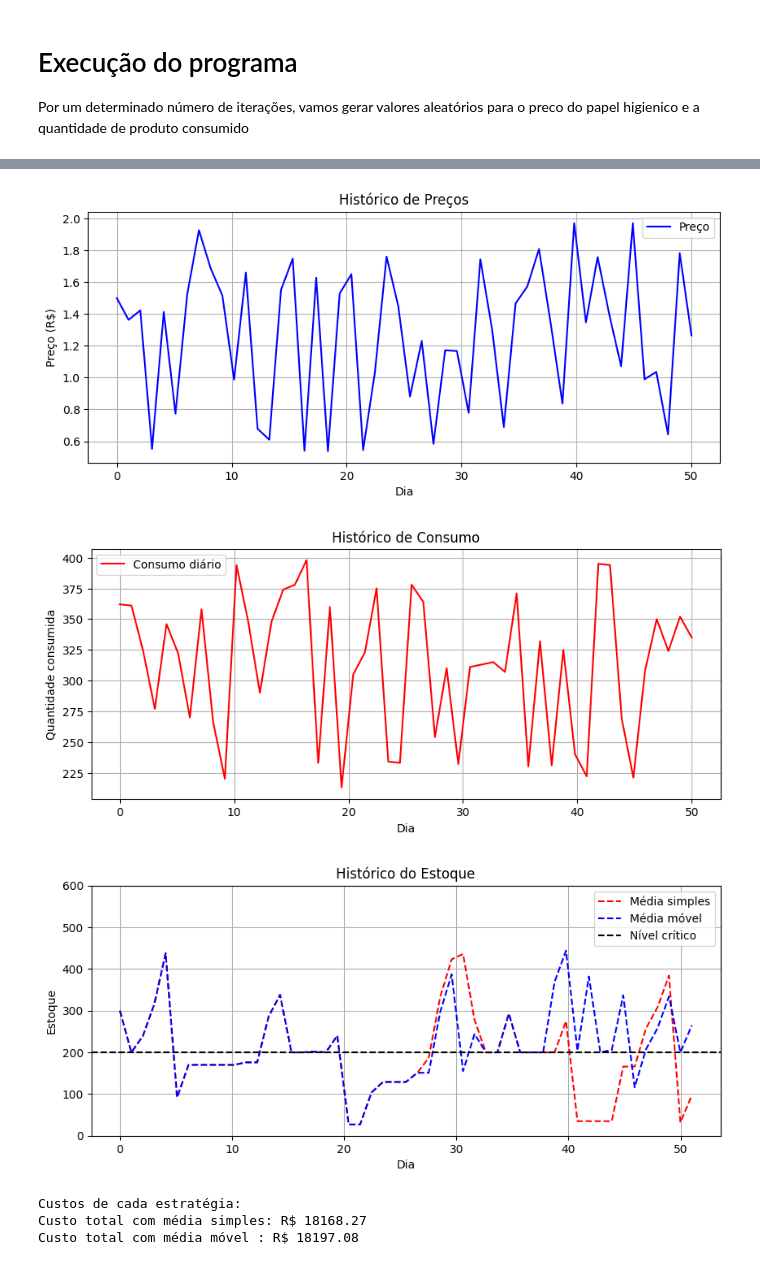
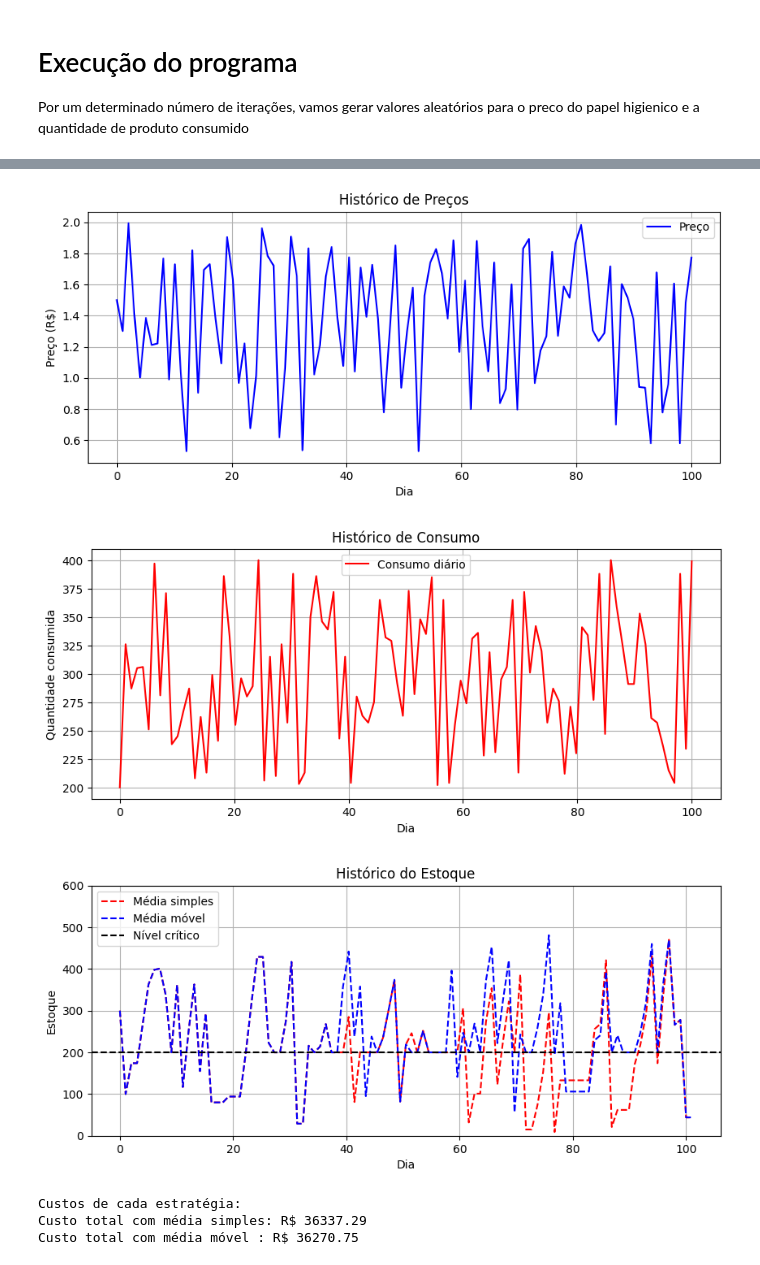
Before and after one commit to MarcusViniAraujo/Inteligencia-Artificial, a Jupyter notebook: Apresentacao-disciplina/Agentes-implementacaoV2.ipynb, the cells around one changed output, grey strips where cells are left out. Drawn from its saved outputs; the diff is of its cells as text; code cells hidden in the pictures.

```diff
--- a/Apresentacao-disciplina/Agentes-implementacaoV2.ipynb
+++ b/Apresentacao-disciplina/Agentes-implementacaoV2.ipynb
@@ -226,7 +225,7 @@ ambiente = Ambiente()
 
 agente = Agente(ambiente)
 
-agente.executa_agente(qtde_dias=50)
+agente.executa_agente(qtde_dias=100)
 
 Imprime.imprime_resultado(agente)
 # %% [output]
@@ -250,6 +232,6 @@ Imprime.imprime_resultado(agente)
-[figure, old version]
+[figure, new version]
-[figure, old version]
+[figure, new version]
-[figure, old version]
+[figure, new version]
-Custos de cada estratégia:
-Custo total com média simples: R$ 18168.27
-Custo total com média móvel : R$ 18197.08
+Custos de cada estratégia:
+Custo total com média simples: R$ 36337.29
+Custo total com média móvel : R$ 36270.75
```
Also changed, not shown: parts of 2 cells of this notebook.
